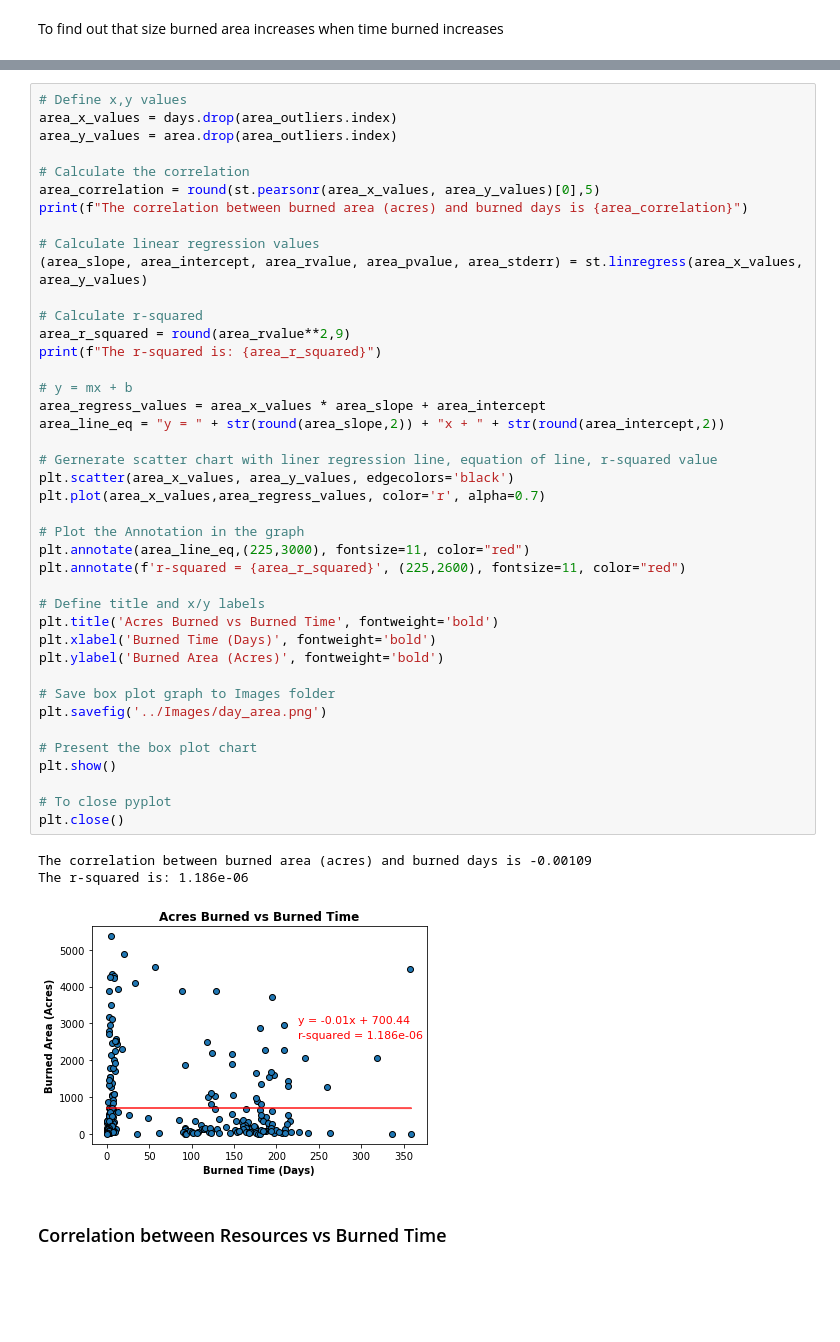
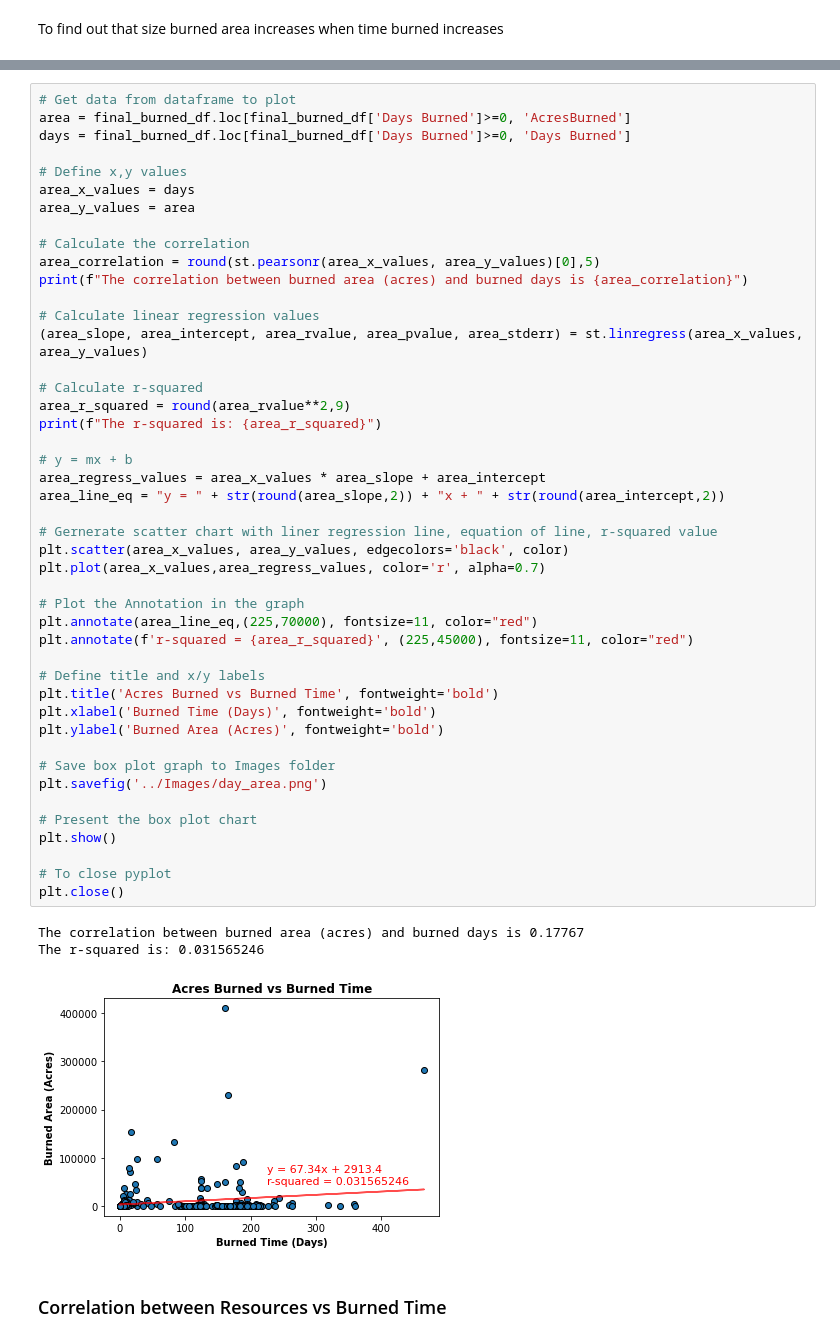
Before and after one commit to jump8621/data-project-I, a Jupyter notebook: ab/correlation/correlation.ipynb, the cells around one changed output, grey strips where cells are left out. Cells and saved outputs as stored; diff of their text form; blank space fills up the shorter version.

```diff
--- a/ab/correlation/correlation.ipynb
+++ b/ab/correlation/correlation.ipynb
@@ -75,7 +46,11 @@ Number of outliers is: 57
 # %%
+# Get data from dataframe to plot
+area = final_burned_df.loc[final_burned_df['Days Burned']>=0, 'AcresBurned']
+days = final_burned_df.loc[final_burned_df['Days Burned']>=0, 'Days Burned']
+
 # Define x,y values
-area_x_values = days.drop(area_outliers.index)
-area_y_values = area.drop(area_outliers.index)
+area_x_values = days
+area_y_values = area
 
 # Calculate the correlation
 area_correlation = round(st.pearsonr(area_x_values, area_y_values)[0],5)
@@ -84,39 +59,39 @@ print(f"The correlation between burned area (acres) and burned days is {area_cor
 # Calculate linear regression values
 (area_slope, area_intercept, area_rvalue, area_pvalue, area_stderr) = st.linregress(area_x_values, area_y_values)
 
 # Calculate r-squared
 area_r_squared = round(area_rvalue**2,9)
 print(f"The r-squared is: {area_r_squared}")
 
 # y = mx + b
 area_regress_values = area_x_values * area_slope + area_intercept
 area_line_eq = "y = " + str(round(area_slope,2)) + "x + " + str(round(area_intercept,2))
 
 # Gernerate scatter chart with liner regression line, equation of line, r-squared value
-plt.scatter(area_x_values, area_y_values, edgecolors='black')
+plt.scatter(area_x_values, area_y_values, edgecolors='black', color)
 plt.plot(area_x_values,area_regress_values, color='r', alpha=0.7)
 
 # Plot the Annotation in the graph
-plt.annotate(area_line_eq,(225,3000), fontsize=11, color="red")
-plt.annotate(f'r-squared = {area_r_squared}', (225,2600), fontsize=11, color="red")
+plt.annotate(area_line_eq,(225,70000), fontsize=11, color="red")
+plt.annotate(f'r-squared = {area_r_squared}', (225,45000), fontsize=11, color="red")
 
 # Define title and x/y labels
 plt.title('Acres Burned vs Burned Time', fontweight='bold')
 plt.xlabel('Burned Time (Days)', fontweight='bold')
 plt.ylabel('Burned Area (Acres)', fontweight='bold')
 
 # Save box plot graph to Images folder
 plt.savefig('../Images/day_area.png')
 
 # Present the box plot chart
 plt.show()
 
 # To close pyplot
 plt.close()
 # %% [output]
-The correlation between burned area (acres) and burned days is -0.00109
-The r-squared is: 1.186e-06
+The correlation between burned area (acres) and burned days is 0.17767
+The r-squared is: 0.031565246
-[figure, old version]
+[figure, new version]
 # %% [markdown]
 ### Correlation between Resources vs Burned Time
 # %% [markdown]
```
Also changed, not shown: parts of 3 cells of this notebook, 32 other files.
